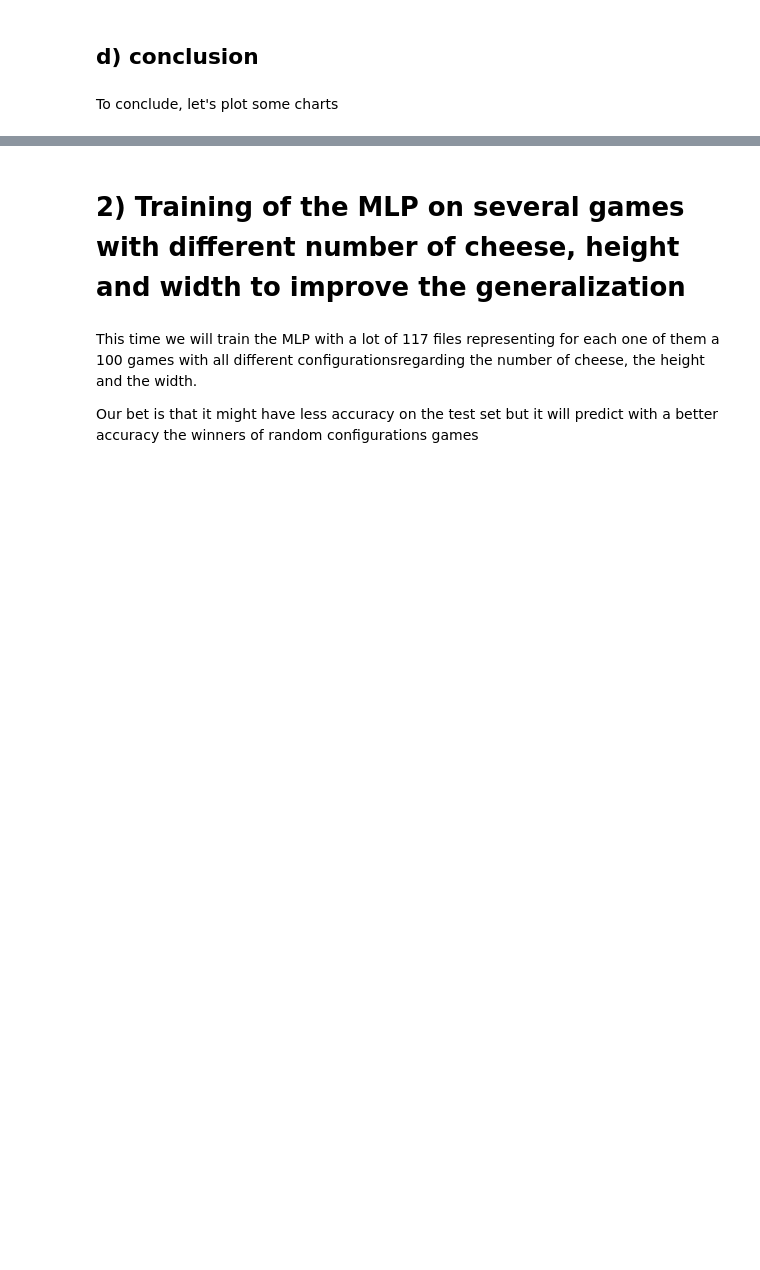
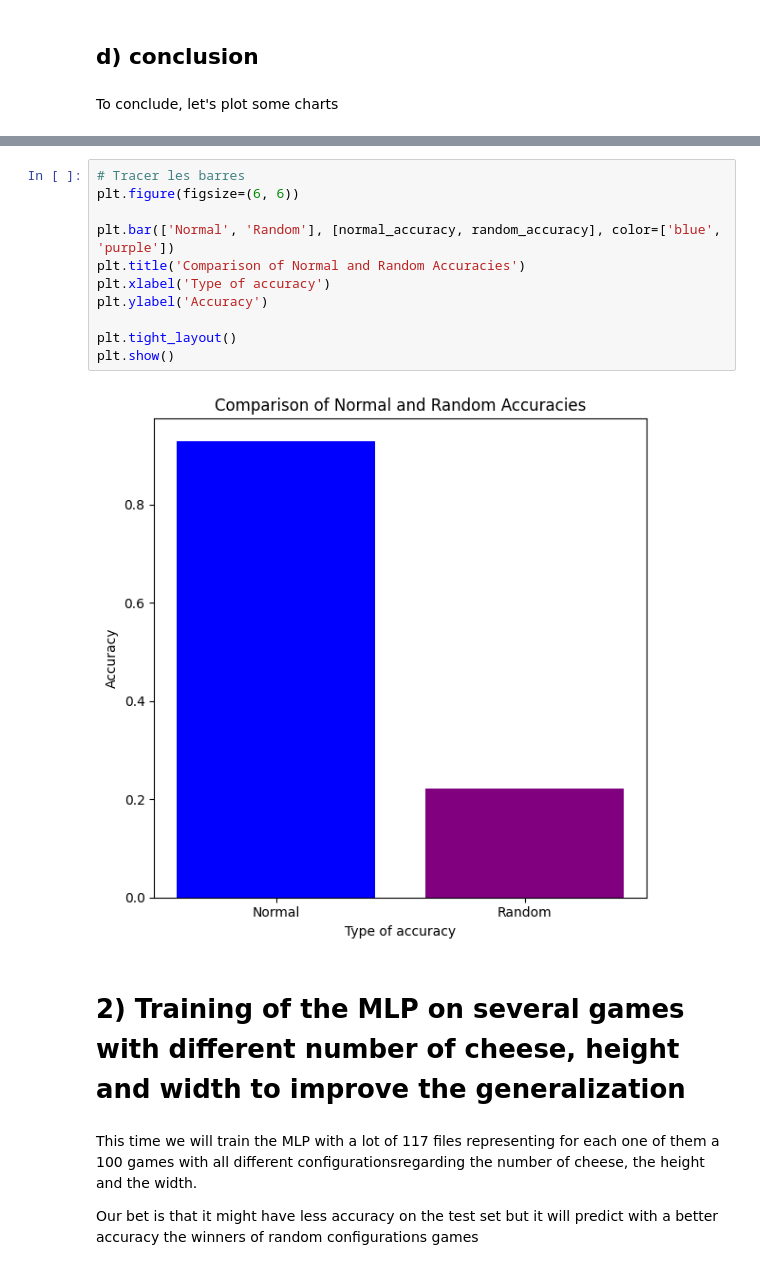
Before and after one commit to Gregsai/introduction-to-ai, a Jupyter notebook: session2/lab/Lab_2_Multi_Layer_Perceptron.ipynb, the cells around one changed output, grey strips where cells are left out. Saved outputs shown, nothing was run; the diff lists cells and outputs as text; blank space fills up the shorter version.

```diff
--- a/session2/lab/Lab_2_Multi_Layer_Perceptron.ipynb
+++ b/session2/lab/Lab_2_Multi_Layer_Perceptron.ipynb
@@ -507,3 +554,16 @@ plt.show()
+# %%
+# Tracer les barres
+plt.figure(figsize=(6, 6))
+
+plt.bar(['Normal', 'Random'], [normal_accuracy, random_accuracy], color=['blue', 'purple'])
+plt.title('Comparison of Normal and Random Accuracies')
+plt.xlabel('Type of accuracy')
+plt.ylabel('Accuracy')
+
+plt.tight_layout()
+plt.show()
+# %% [output]
+[figure, added]
 # %% [markdown]
 # 2) Training of the MLP on several games with different number of cheese, height and width to improve the generalization
 # %% [markdown]
```
Also changed, not shown: parts of 78 cells of this notebook, 13 other files.
